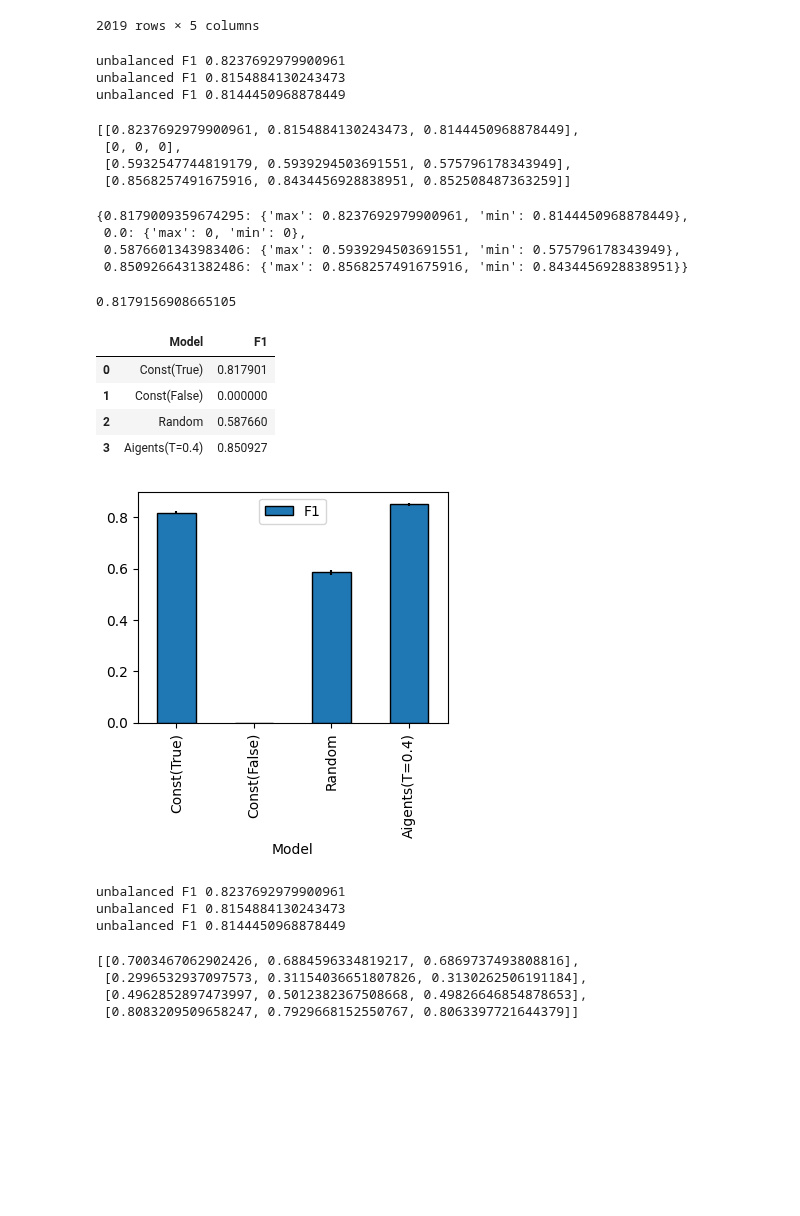
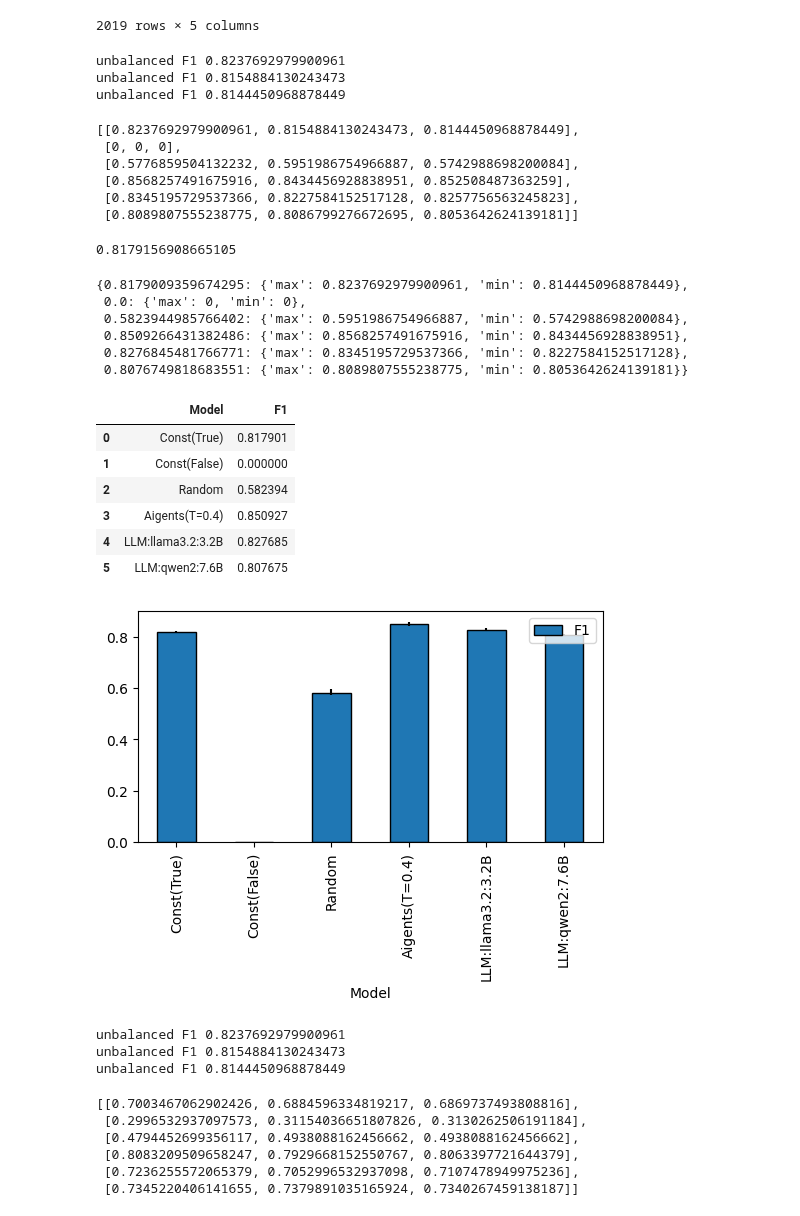
Before and after one commit to aigents/pygents, a Jupyter notebook: notebooks/nlp/distortions/distortions_joint_binary.ipynb, the cells around one changed output. Drawn from its saved outputs; the diff is of its cells as text; code cells hidden in the pictures; blank space fills up the shorter version.

Commit message:
final accuracy and F1 for 3 split for Aigents(baseline) and LLM-s

```diff
--- a/notebooks/nlp/distortions/distortions_joint_binary.ipynb
+++ b/notebooks/nlp/distortions/distortions_joint_binary.ipynb
@@ -424,6 +426,9 @@ for n in range(3):
     res_list[1].append(f1_f)
     res_list[2].append(f1_r)
     res_list[3].append(f1_a)
+# add LLM data from ./notebooks/nlp/distortions/distortions_llm.ipynb
+res_list.append([0.8345195729537366, 0.8227584152517128, 0.8257756563245823])
+res_list.append([0.8089807555238775, 0.8086799276672695, 0.8053642624139181])
 res_list
 # %% [output]
 unbalanced F1 0.8237692979900961
@@ -431,35 +436,36 @@ unbalanced F1 0.8154884130243473
 unbalanced F1 0.8144450968878449
 [[0.8237692979900961, 0.8154884130243473, 0.8144450968878449],
  [0, 0, 0],
- [0.5932547744819179, 0.5939294503691551, 0.575796178343949],
- [0.8568257491675916, 0.8434456928838951, 0.852508487363259]]
+ [0.5776859504132232, 0.5951986754966887, 0.5742988698200084],
+ [0.8568257491675916, 0.8434456928838951, 0.852508487363259],
+ [0.8345195729537366, 0.8227584152517128, 0.8257756563245823],
+ [0.8089807555238775, 0.8086799276672695, 0.8053642624139181]]
-# %%
-algs = ['Const(True)','Const(False)','Random','Aigents(T=0.4)']
-avg = []
-error = {}
-for i in range(len(algs)):
-    average = sum(res_list[i])/3
-    a_min = min(res_list[i])
-    a_max = max(res_list[i])
-    avg.append(average)
-    error[average] = {'max':a_max,'min':a_min}
-error
-# %% [output]
-{0.8179009359674295: {'max': 0.8237692979900961, 'min': 0.8144450968878449},
- 0.0: {'max': 0, 'min': 0},
- 0.5876601343983406: {'max': 0.5939294503691551, 'min': 0.575796178343949},
- 0.8509266431382486: {'max': 0.8568257491675916, 'min': 0.8434456928838951}}
 # %%
 # sanity chek with full dataset
 evaluate_df(df3,our_evaluator_avg,0.4)
 evaluate_df(df3,our_evaluator_true,0.4)
 # %% [output]
 0.8179156908665105
+# %%
+algs = ['Const(True)','Const(False)','Random','Aigents(T=0.4)',"LLM:llama3.2:3.2B","LLM:qwen2:7.6B"]
+avg = []
+error = {}
+for i in range(len(algs)):
+    average = sum(res_list[i])/3
+    a_min = min(res_list[i])
+    a_max = max(res_list[i])
+    avg.append(average)
+    error[average] = {'max':a_max,'min':a_min}
+error
+# %% [output]
+{0.8179009359674295: {'max': 0.8237692979900961, 'min': 0.8144450968878449},
+ 0.0: {'max': 0, 'min': 0},
+ 0.5823944985766402: {'max': 0.5951986754966887, 'min': 0.5742988698200084},
+ 0.8509266431382486: {'max': 0.8568257491675916, 'min': 0.8434456928838951},
+ 0.8276845481766771: {'max': 0.8345195729537366, 'min': 0.8227584152517128},
+ 0.8076749818683551: {'max': 0.8089807555238775, 'min': 0.8053642624139181}}
 # %%
 # https://stackoverflow.com/questions/64796315/how-to-plot-min-max-bars-with-a-bar-plot
-import pandas as pd
-import matplotlib.pyplot as plt
-import seaborn as sns
 
 plt.rcParams["patch.force_edgecolor"] = True
 
@@ -469,22 +475,24 @@ df
 |  | Model | F1 |
 | 0 | Const(True) | 0.817901 |
 | 1 | Const(False) | 0.000000 |
-| 2 | Random | 0.587660 |
+| 2 | Random | 0.582394 |
 | 3 | Aigents(T=0.4) | 0.850927 |
+| 4 | LLM:llama3.2:3.2B | 0.827685 |
+| 5 | LLM:qwen2:7.6B | 0.807675 |
 # %%
-fig, ax = plt.subplots(figsize=(4, 3))
+fig, ax = plt.subplots(figsize=(6, 3))
 
 df.plot.bar(x='Model', y='F1', ax=ax)
 
 for p in ax.patches:
     x = p.get_x()  # get the bottom left x corner of the bar
     w = p.get_width()  # get width of bar
     h = p.get_height()  # get height of bar
     min_y = error[h]['min']  # use h to get min from dict z
     max_y = error[h]['max']  # use h to get max from dict z
     plt.vlines(x+w/2, min_y, max_y, color='k')  # draw a vertical line
 # %% [output]
-[figure, old version]
+[figure, new version]
 # %%
 res_list = [[],[],[],[]]
 for n in range(3):
@@ -499,6 +507,9 @@ for n in range(3):
     res_list[1].append(acc_f)
     res_list[2].append(acc_r)
     res_list[3].append(acc_a)
+# add LLM data from ./notebooks/nlp/distortions/distortions_llm.ipynb
+res_list.append([0.7236255572065379, 0.7052996532937098, 0.7107478949975236])
+res_list.append([0.7345220406141655, 0.7379891035165924, 0.7340267459138187])
 res_list
 # %% [output]
 unbalanced F1 0.8237692979900961
@@ -506,6 +517,8 @@ unbalanced F1 0.8154884130243473
 unbalanced F1 0.8144450968878449
 [[0.7003467062902426, 0.6884596334819217, 0.6869737493808816],
  [0.2996532937097573, 0.31154036651807826, 0.3130262506191184],
- [0.4962852897473997, 0.5012382367508668, 0.49826646854878653],
- [0.8083209509658247, 0.7929668152550767, 0.8063397721644379]]
+ [0.4794452699356117, 0.4938088162456662, 0.4938088162456662],
+ [0.8083209509658247, 0.7929668152550767, 0.8063397721644379],
+ [0.7236255572065379, 0.7052996532937098, 0.7107478949975236],
+ [0.7345220406141655, 0.7379891035165924, 0.7340267459138187]]
 # %%
```
Also changed, not shown: parts of 3 cells of this notebook, 1 other file.
